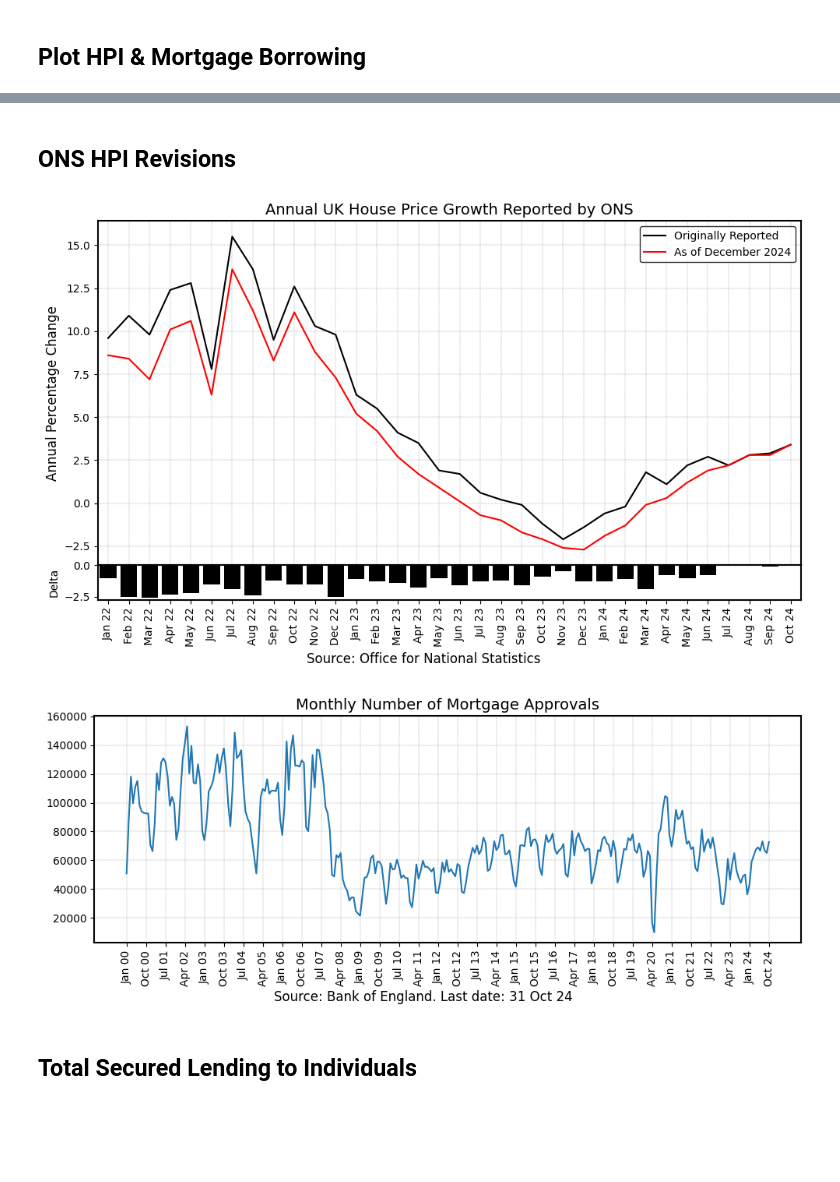
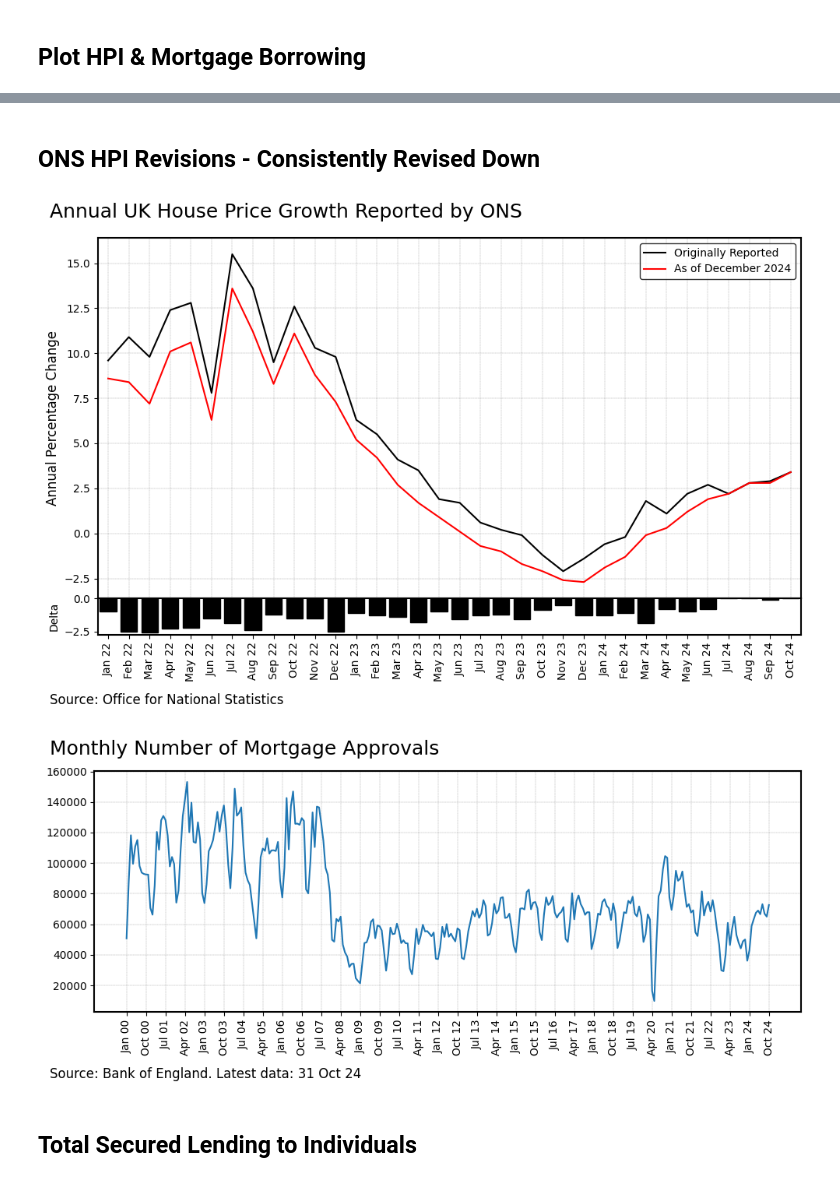
Before and after one commit to rpreen/econ, a Jupyter notebook: econ.ipynb, the cells around one changed output, grey strips where cells are left out. Drawn from its saved outputs; the diff is of its cells as text; code cells hidden in the pictures; blank space fills up the shorter version.

```diff
--- a/econ.ipynb
+++ b/econ.ipynb
@@ -277,7 +277,7 @@ ax.bar(
 )
 ax.grid(True, color="grey", linestyle="--", linewidth=0.25)
 
-ax.set_title("Annual House Price Percentage Change")
+ax.set_title("")
 xticks = df_ftb["Month_Year"][::1]  # every nth date
 
 plt.xticks(x + bar_width / 2, categories, rotation=90)
@@ -285,13 +285,26 @@ plt.xticks(x + bar_width / 2, categories, rotation=90)
 for spine in ax.spines.values():
     spine.set_edgecolor("black")
     spine.set_linewidth(1.5)
+
 fig.text(
-    0.5,
-    -0.01,
+    0.02,
+    0,
     "Source: Office for National Statistics.",
-    ha="center",
+    ha="left",
+    va="top",
     fontsize=12,
     color="black",
+)
+
+fig.text(
+    0.02,
+    1.05,
+    "Annual House Price Percentage Change",
+    ha="left",
+    va="top",
+    fontsize=18,
+    color="black",
+    # weight="bold",
 )
 
 plt.legend(facecolor="white", edgecolor="black", fontsize=10)
@@ -371,5 +403,5 @@ plot_hpi(start_date="2020-01-01", data=data, xfreq=1)
 # %% [markdown]
-## ONS HPI Revisions
+## ONS HPI Revisions - Consistently Revised Down
 # %%
 def get_ons_revision_data() -> pd.DataFrame:
     """Return DataFrame with ONS revisions to house prices."""
@@ -391,7 +423,6 @@ gs = fig.add_gridspec(2, 1, height_ratios=[10, 1], hspace=0)
 ax1 = fig.add_subplot(gs[0])
 ax2 = fig.add_subplot(gs[1])
 
-ax1.set_title("Annual UK House Price Growth Reported by ONS", fontsize=14)
 ax1.plot(
     df_rev["Month_Year"], df_rev["Orig"], label="Originally Reported", color="black"
 )
@@ -404,43 +435,53 @@ ax1.set_xticklabels([])  # no labels for ax1
 ax1.set_xlim(-0.5, len(df_rev["Month_Year"]) - 0.5)  # align x-ticks
 
 ax1.legend(facecolor="white", edgecolor="black", fontsize=10)
 
 for spine in ax1.spines.values():
     spine.set_edgecolor("black")
     spine.set_linewidth(1.5)
 
 difference = df_rev["New"] - df_rev["Orig"]
-ax2.bar(df_rev["Month_Year"], difference, color="black")
+ax2.bar(df_rev["Month_Year"], difference, color="black", edgecolor="black")
 ax2.set_ylabel("Delta")
 
 ax2.set_xticks(range(len(df_rev["Month_Year"])))
 ax2.set_xticklabels(df_rev["Month_Year"], rotation=90, ha="center")
 ax2.set_xlim(-0.5, len(df_rev["Month_Year"]) - 0.5)  # align x-ticks
 
 for spine in ax2.spines.values():
     spine.set_edgecolor("black")
     spine.set_linewidth(1.5)
 
 fig.text(
-    0.5,
-    -0.01,
+    0.02,
+    0,
     "Source: Office for National Statistics",
-    ha="center",
+    ha="left",
+    va="top",
     fontsize=12,
+    color="black",
+)
+
+fig.text(
+    0.02,
+    1.05,
+    "Annual UK House Price Growth Reported by ONS",
+    ha="left",
+    va="top",
+    fontsize=18,
     color="black",
 )
 
 plt.tight_layout()
 
 filename = os.path.join(PLOT_DIR, "ons_revisions.png")
 plt.savefig(filename, dpi=300, bbox_inches="tight")
 # %% [output]
-[figure, old version]
+[figure, new version]
 # %%
 fig, ax = plt.subplots(figsize=(10, 4))
 ax.set_facecolor("white")
 ax.plot(df_mort["Month_Year"], df_mort["Number"])
-ax.set_title("Monthly Number of Mortgage Approvals", fontsize=14)
 ax.grid(True, color="grey", linestyle="--", linewidth=0.25)
 xticks = df_mort["Month_Year"][::9]  # every nth date
 plt.xticks(xticks, rotation=90)
@@ -448,11 +489,22 @@ for spine in ax.spines.values():
     spine.set_edgecolor("black")
     spine.set_linewidth(1.5)
 fig.text(
-    0.5,
-    -0.01,
-    f"Source: Bank of England. Last date: {last_date}",
-    ha="center",
+    0.02,
+    0,
+    f"Source: Bank of England. Latest data: {last_date}",
+    ha="left",
+    va="top",
     fontsize=12,
+    color="black",
+)
+
+fig.text(
+    0.02,
+    1.05,
+    "Monthly Number of Mortgage Approvals",
+    ha="left",
+    va="top",
+    fontsize=18,
     color="black",
 )
 plt.tight_layout()
@@ -460,7 +512,7 @@ plt.tight_layout()
 filename = os.path.join(PLOT_DIR, "mortgages_number.png")
 plt.savefig(filename, dpi=300, bbox_inches="tight")
 # %% [output]
-[figure, old version]
+[figure, new version]
 # %% [markdown]
 ## Total Secured Lending to Individuals
 # %%
```
Also changed, not shown: parts of 16 cells of this notebook.
